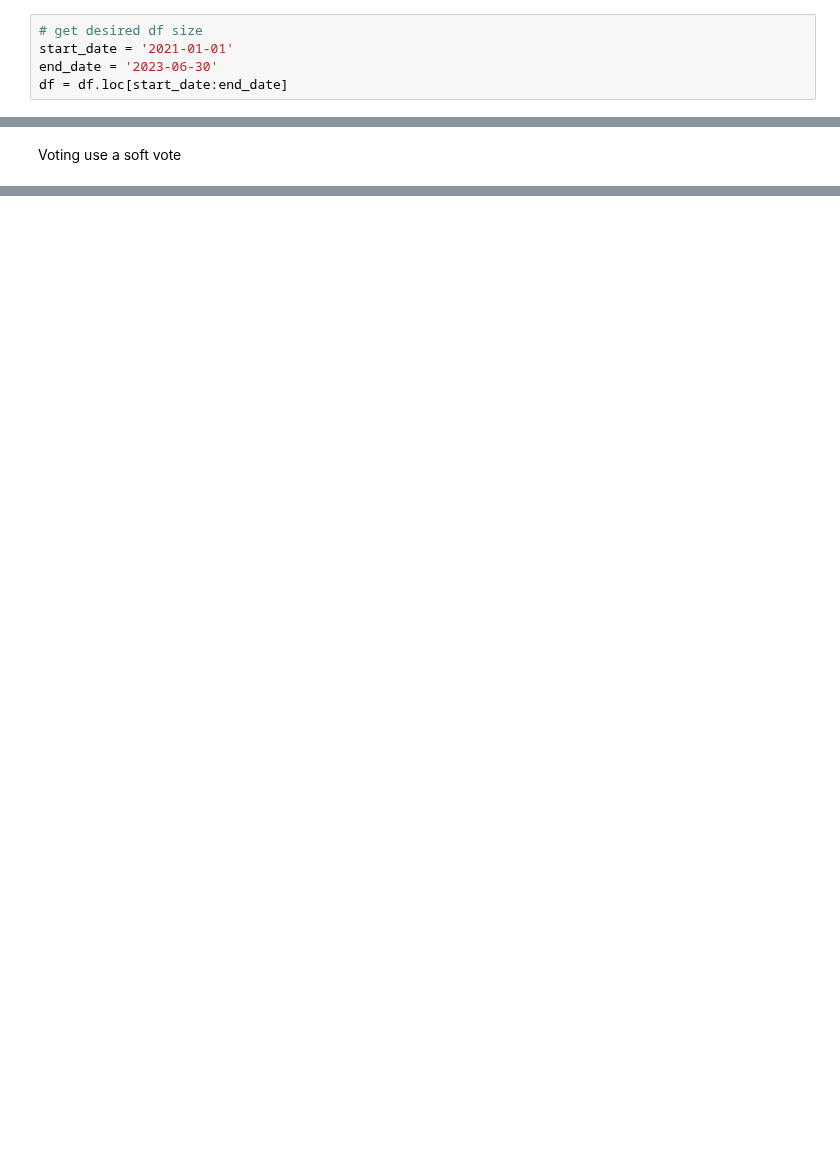
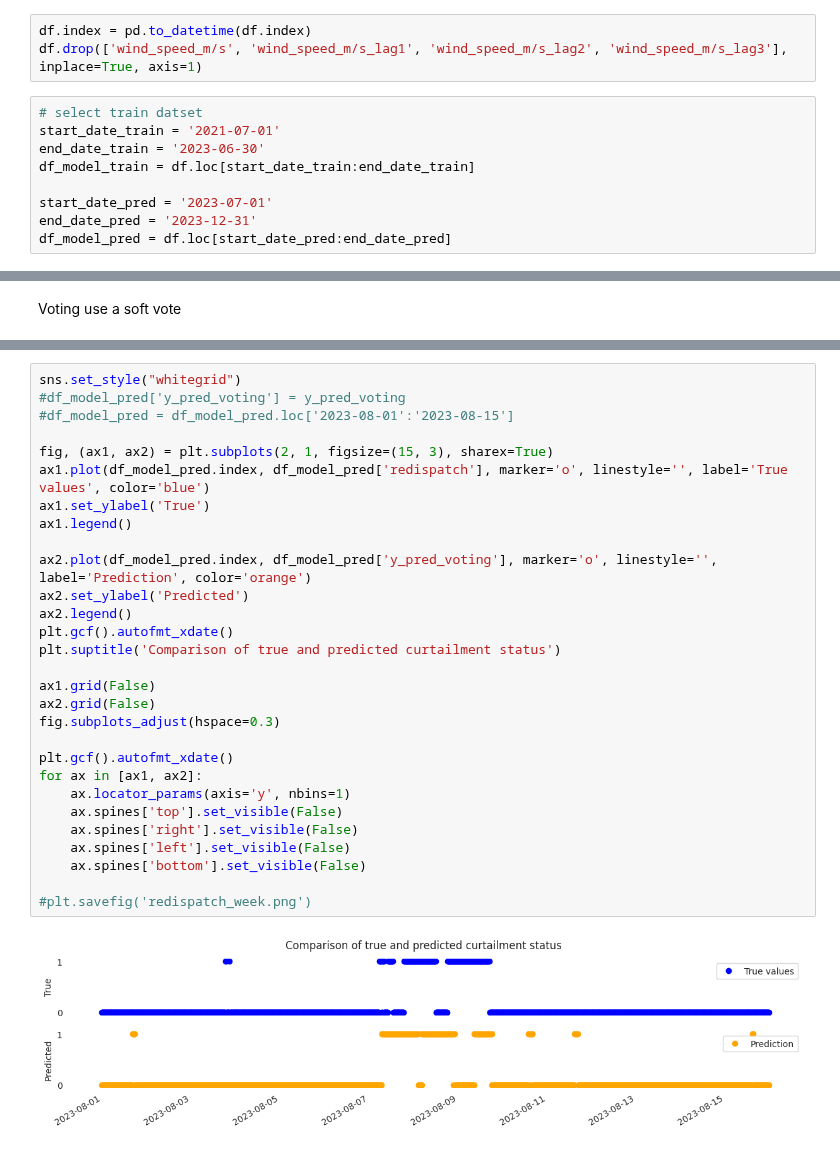
Before and after one commit to mgondeck/wind_curtailment_prediction, a Jupyter notebook: Voting_Classifier.ipynb, the cells around one changed output, grey strips where cells are left out. Drawn from its saved outputs; the diff is of its cells as text; blank space fills up the shorter version.

Commit message:
predicted with voting classifier

```diff
--- a/Voting_Classifier.ipynb
+++ b/Voting_Classifier.ipynb
@@ -34,11 +36,18 @@ xgboost_class = joblib.load('/content/drive/My Drive/ms_wind_curtailment_predict
 extra_trees_clf = joblib.load('/content/drive/My Drive/ms_wind_curtailment_prediction/extra_trees_classifier.pkl')
 # %%
 df = pd.read_csv('/content/drive/My Drive/ms_wind_curtailment_prediction/lagged_curtailment_target_features.csv', sep = ';', index_col=0)
-# %%
-# get desired df size
-start_date = '2021-01-01'
-end_date = '2023-06-30'
-df = df.loc[start_date:end_date]
+# %%
+df.index = pd.to_datetime(df.index)
+df.drop(['wind_speed_m/s', 'wind_speed_m/s_lag1', 'wind_speed_m/s_lag2', 'wind_speed_m/s_lag3'], inplace=True, axis=1)
+# %%
+# select train datset
+start_date_train = '2021-07-01'
+end_date_train = '2023-06-30'
+df_model_train = df.loc[start_date_train:end_date_train]
+
+start_date_pred = '2023-07-01'
+end_date_pred = '2023-12-31'
+df_model_pred = df.loc[start_date_pred:end_date_pred]
 # %%
 # impute, scale pipeline and smote (for class imbalance)
 preprocessor = Pipeline([
@@ -142,0 +133,31 @@ Confusion Matrix (Train): [[76626.28571429  2498.42857143]
+# %%
+sns.set_style("whitegrid")
+#df_model_pred['y_pred_voting'] = y_pred_voting
+#df_model_pred = df_model_pred.loc['2023-08-01':'2023-08-15']
+
+fig, (ax1, ax2) = plt.subplots(2, 1, figsize=(15, 3), sharex=True)
+ax1.plot(df_model_pred.index, df_model_pred['redispatch'], marker='o', linestyle='', label='True values', color='blue')
+ax1.set_ylabel('True')
+ax1.legend()
+
+ax2.plot(df_model_pred.index, df_model_pred['y_pred_voting'], marker='o', linestyle='', label='Prediction', color='orange')
+ax2.set_ylabel('Predicted')
+ax2.legend()
+plt.gcf().autofmt_xdate()
+plt.suptitle('Comparison of true and predicted curtailment status')
+
+ax1.grid(False)
+ax2.grid(False)
+fig.subplots_adjust(hspace=0.3)
+
+plt.gcf().autofmt_xdate()
+for ax in [ax1, ax2]:
+    ax.locator_params(axis='y', nbins=1)
+    ax.spines['top'].set_visible(False)
+    ax.spines['right'].set_visible(False)
+    ax.spines['left'].set_visible(False)
+    ax.spines['bottom'].set_visible(False)
+
+#plt.savefig('redispatch_week.png')
+# %% [output]
+[figure, added]
```
Also changed, not shown: parts of 6 cells of this notebook.
